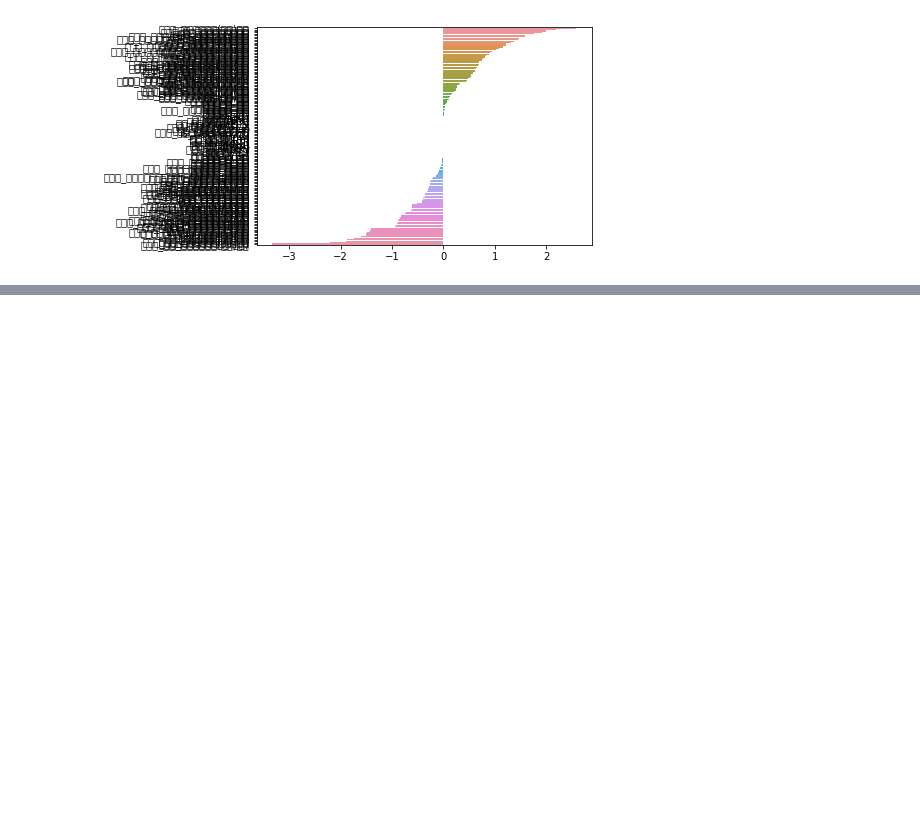
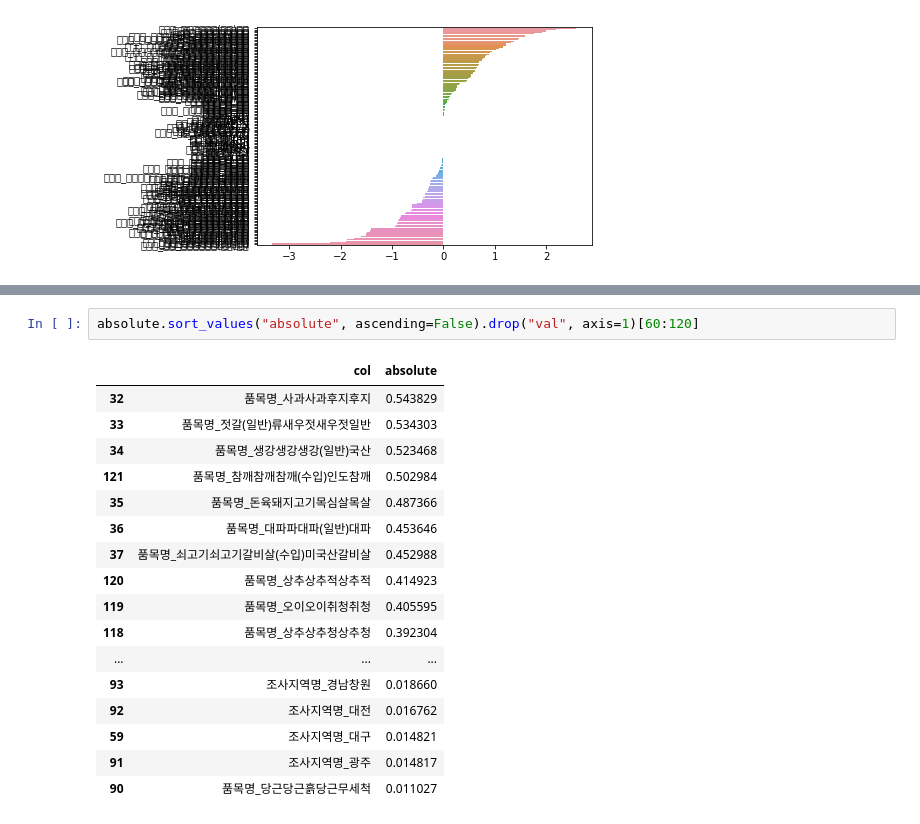
Before and after one commit to meowpunch/bobsim-research, a Jupyter notebook: src/main/python/grid_search.ipynb, the cells around one changed output, grey strips where cells are left out. Drawn from its saved outputs; the diff is of its cells as text; blank space fills up the shorter version.

```diff
--- a/src/main/python/grid_search.ipynb
+++ b/src/main/python/grid_search.ipynb
@@ -280,0 +290,20 @@ l_coef = plot_coef(elastic_net)
+# %%
+absolute.sort_values("absolute", ascending=False).drop("val", axis=1)[60:120]
+# %% [output]
+|  | col | absolute |
+| 32 | 품목명_사과사과후지후지 | 0.543829 |
+| 33 | 품목명_젓갈(일반)류새우젓새우젓일반 | 0.534303 |
+| 34 | 품목명_생강생강생강(일반)국산 | 0.523468 |
+| 121 | 품목명_참깨참깨참깨(수입)인도참깨 | 0.502984 |
+| 35 | 품목명_돈육돼지고기목심살목살 | 0.487366 |
+| 36 | 품목명_대파파대파(일반)대파 | 0.453646 |
+| 37 | 품목명_쇠고기쇠고기갈비살(수입)미국산갈비살 | 0.452988 |
+| 120 | 품목명_상추상추적상추적 | 0.414923 |
+| 119 | 품목명_오이오이취청취청 | 0.405595 |
+| 118 | 품목명_상추상추청상추청 | 0.392304 |
+| ... | ... | ... |
+| 93 | 조사지역명_경남창원 | 0.018660 |
+| 92 | 조사지역명_대전 | 0.016762 |
+| 59 | 조사지역명_대구 | 0.014821 |
+| 91 | 조사지역명_광주 | 0.014817 |
+| 90 | 품목명_당근당근흙당근무세척 | 0.011027 |
```
Also changed, not shown: parts of 25 cells of this notebook, 3 other files.
